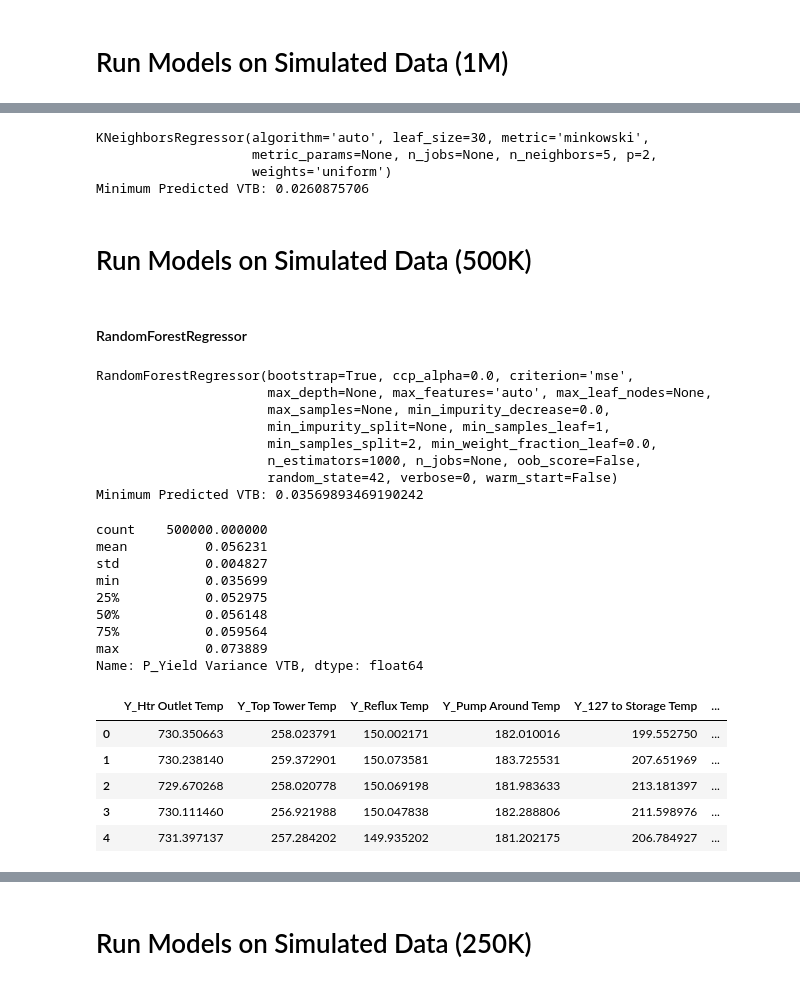
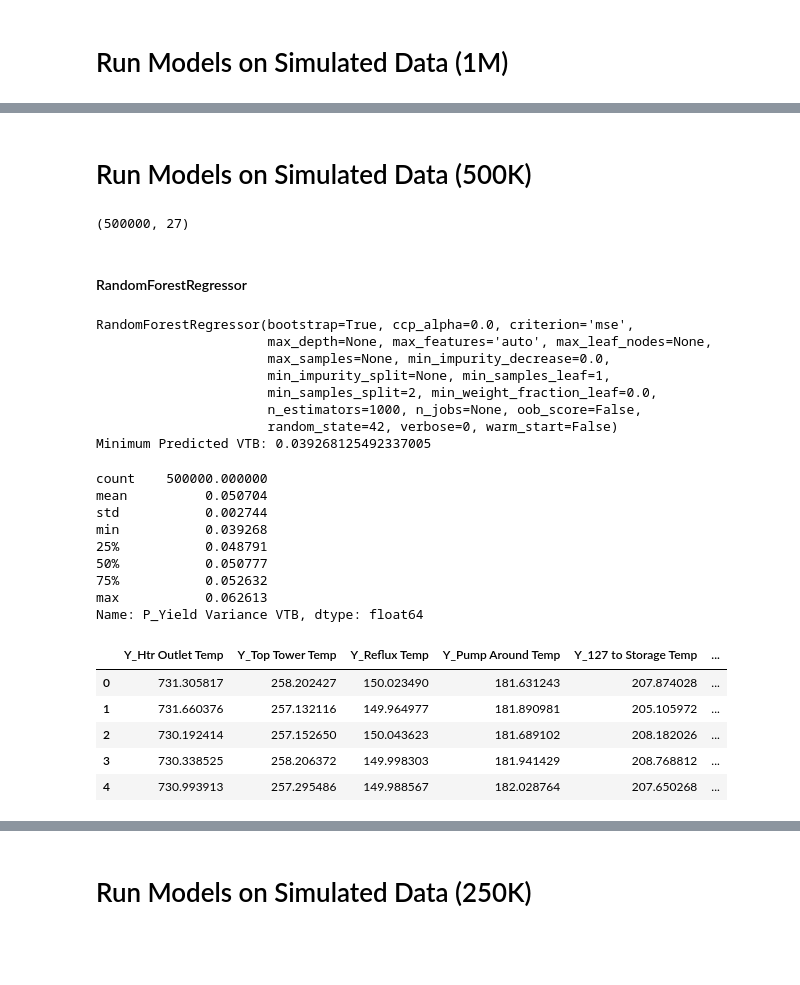
Before and after one commit to JPHebert32/MPO, a Jupyter notebook: data.ipynb, the cells around one changed output, grey strips where cells are left out. Drawn from its saved outputs; the diff is of its cells as text; code cells hidden in the pictures; blank space fills up the shorter version.

Commit message:
simulated testing

```diff
--- a/data.ipynb
+++ b/data.ipynb
@@ -524,0 +533,14 @@ print(X1)
+# %%
+#from sklearn import linear_model
+from sklearn.ensemble import RandomForestRegressor
+
+modelRF = RandomForestRegressor(n_estimators=1000, random_state=42)
+
+
+print(modelRF)
+modelRF.fit(X_train, y_train)
+
+# Use the model predict method on the test data
+predictionsRF = modelRF.predict(X_sim)
+
+print(f'Minimum Predicted VTB: {min(predictionsRF)}' )
@@ -524,0 +589,5 @@ print(X1)
+# %%
+best_data_sim_2M = simulated_2M[simulated_2M["VTB Results"] == 'Best']
+pd.set_option('display.max_columns', None)
+
+best_data_sim_2M.describe()
@@ -595,27 +688,14 @@ best_data_sim_1M.describe()
 sim_1M_describe_best = best_data_sim_1M.describe()
 sim_1M_describe_best =  sim_1M_describe_best[1:3]
 sim_1M_describe_best.to_csv('Resources/sim_1M_describe.csv',index=False)
-# %%
-from sklearn.neighbors import KNeighborsRegressor
-
-modelKNN = KNeighborsRegressor()
-
-print(modelKNN)
-modelKNN.fit(X_train, y_train)
-
-# Use the model predict method on the test data
-predictionsKNN = modelKNN.predict(X_sim)
-print(f'Minimum Predicted VTB: {min(predictionsKNN)}' )
-# %% [output]
-KNeighborsRegressor(algorithm='auto', leaf_size=30, metric='minkowski',
-                    metric_params=None, n_jobs=None, n_neighbors=5, p=2,
-                    weights='uniform')
-Minimum Predicted VTB: 0.0260875706
 # %% [markdown]
 # Run Models on Simulated Data (500K)
 # %%
 data_file = 'Resources/simulated_500K_data.csv'
 simulated_500K = pd.read_csv(data_file)
+simulated_500K.shape
+# %% [output]
+(500000, 27)
 # %%
 X_sim_500K = simulated_500K
 # %% [markdown]
@@ -642,36 +722,38 @@ RandomForestRegressor(bootstrap=True, ccp_alpha=0.0, criterion='mse',
                       min_samples_split=2, min_weight_fraction_leaf=0.0,
                       n_estimators=1000, n_jobs=None, oob_score=False,
                       random_state=42, verbose=0, warm_start=False)
-Minimum Predicted VTB: 0.03569893469190242
+Minimum Predicted VTB: 0.039268125492337005
 # %%
 #predictionsRF
 simulated_500K['P_Yield Variance VTB'] = predictionsRF
 simulated_500K['P_Yield Variance VTB'].describe()
 # %% [output]
 count    500000.000000
-mean          0.056231
-std           0.004827
-min           0.035699
-25%           0.052975
-50%           0.056148
-75%           0.059564
-max           0.073889
+mean          0.050704
+std           0.002744
+min           0.039268
+25%           0.048791
+50%           0.050777
+75%           0.052632
+max           0.062613
 Name: P_Yield Variance VTB, dtype: float64
+# %%
+vtb_describe = simulated_500K['P_Yield Variance VTB'].describe()
 # %%
-bins = [0,0.052975,0.056148,0.059564,0.073889]
+bins = [0,vtb_describe[4],vtb_describe[5],vtb_describe[6],vtb_describe[7]]
 
 # Create the names for the five bins
 group_names = ["Best", "Better", "Acceptable", "Not Acceptable"]
 
 simulated_500K["VTB Results"] = pd.cut(simulated_500K['P_Yield Variance VTB'], bins, labels=group_names, include_lowest=True)
 simulated_500K.head()
 # %% [output]
 |  | Y_Htr Outlet Temp | Y_Top Tower Temp | Y_Reflux Temp | Y_Pump Around Temp | Y_127 to Storage Temp | ... |
-| 0 | 730.350663 | 258.023791 | 150.002171 | 182.010016 | 199.552750 | ... |
-| 1 | 730.238140 | 259.372901 | 150.073581 | 183.725531 | 207.651969 | ... |
-| 2 | 729.670268 | 258.020778 | 150.069198 | 181.983633 | 213.181397 | ... |
-| 3 | 730.111460 | 256.921988 | 150.047838 | 182.288806 | 211.598976 | ... |
-| 4 | 731.397137 | 257.284202 | 149.935202 | 181.202175 | 206.784927 | ... |
+| 0 | 731.305817 | 258.202427 | 150.023490 | 181.631243 | 207.874028 | ... |
+| 1 | 731.660376 | 257.132116 | 149.964977 | 181.890981 | 205.105972 | ... |
+| 2 | 730.192414 | 257.152650 | 150.043623 | 181.689102 | 208.182026 | ... |
+| 3 | 730.338525 | 258.206372 | 149.998303 | 181.941429 | 208.768812 | ... |
+| 4 | 730.993913 | 257.295486 | 149.988567 | 182.028764 | 207.650268 | ... |
 # %%
 best_data_sim_500K = simulated_500K[simulated_500K["VTB Results"] == 'Best']
 pd.set_option('display.max_columns', None)
```
Also changed, not shown: parts of 37 cells of this notebook, 2 other files.
